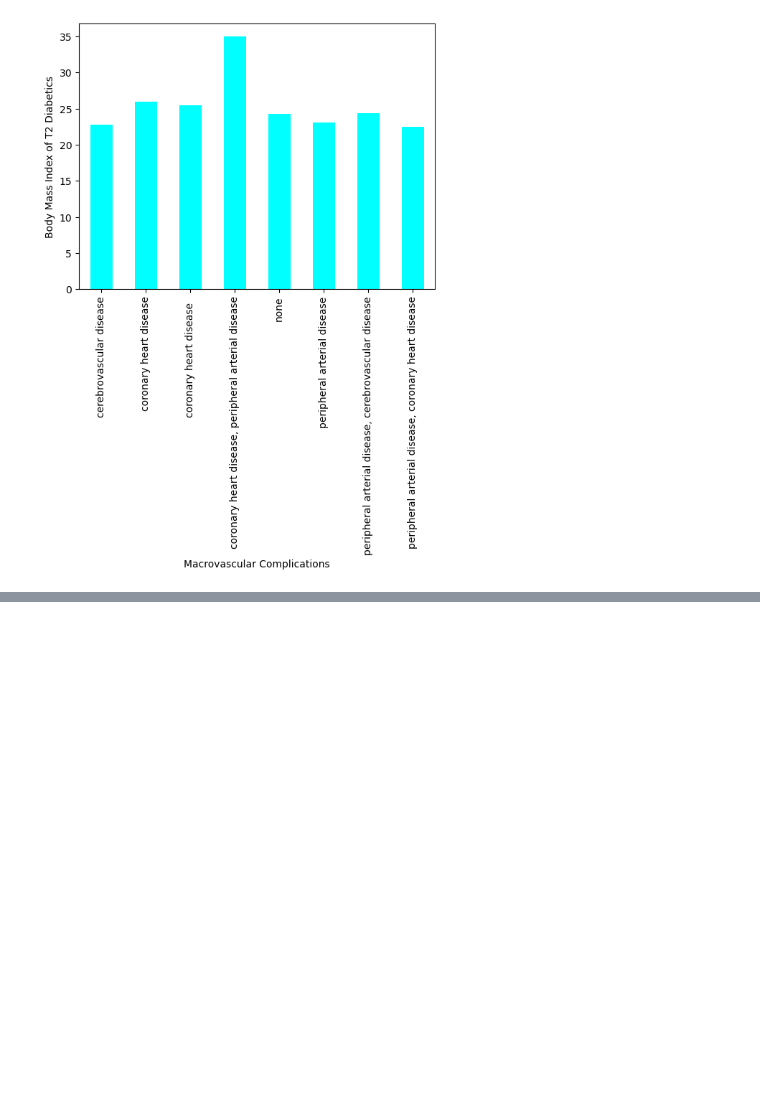
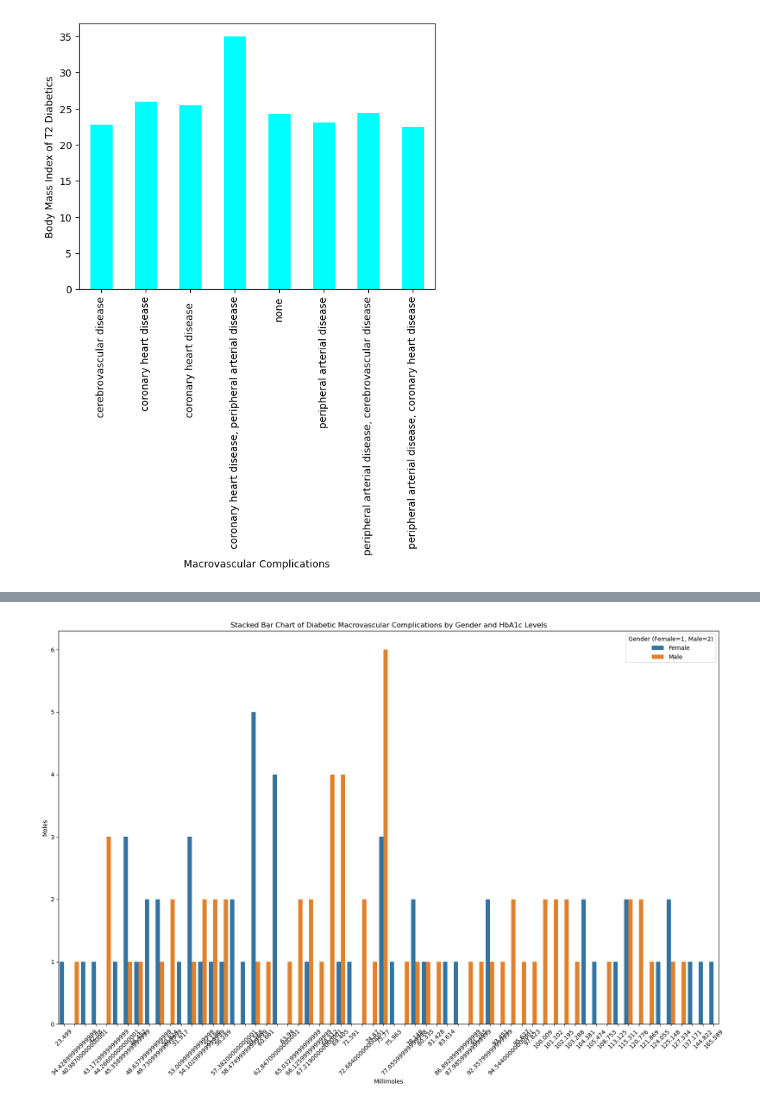
Before and after one commit to LaShawnSykes/Group-3_Project1, a Jupyter notebook: Code/rev_dataset.ipynb, the cells around one changed output, grey strips where cells are left out. Saved outputs shown, nothing was run; the diff lists cells and outputs as text; code cells hidden in the pictures; blank space fills up the shorter version.

```diff
--- a/Code/rev_dataset.ipynb
+++ b/Code/rev_dataset.ipynb
@@ -268,0 +293,16 @@ plt.savefig('bmidmct2.png')
+# %%
+# Convert numeric values in 'Gender (Female=1, Male=2)' column to meaningful labels
+cd1['Gender (Female=1, Male=2)'] = cd1['Gender (Female=1, Male=2)'].map({1: 'Female', 2: 'Male'})
+# %%
+# Visualization 8: Stacked Bar Chart of Diabetic Macrovascular Complications by Gender and HbA1c Levels
+
+
+plt.figure(figsize=(20, 12))
+sns.countplot(x='HbA1c (mmol/mol)', hue='Gender (Female=1, Male=2)', data=cd1)
+plt.title('Stacked Bar Chart of Diabetic Macrovascular Complications by Gender and HbA1c Levels')
+plt.xlabel('Millimoles')
+plt.ylabel('Moles')
+plt.xticks(rotation=45)
+plt.show()
+# %% [output]
+[figure, added]
```
Also changed, not shown: parts of 2 cells of this notebook, 4 other files.
